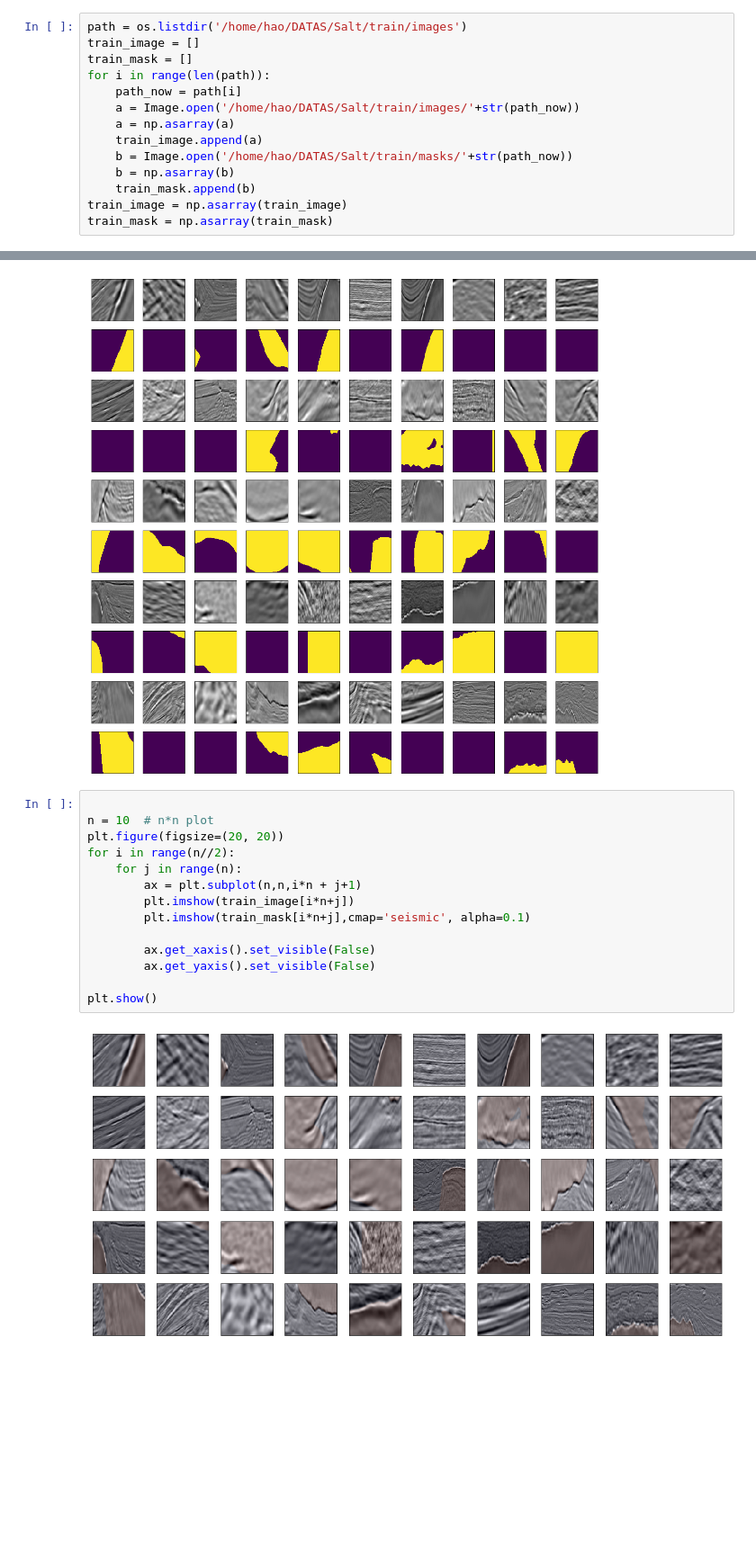
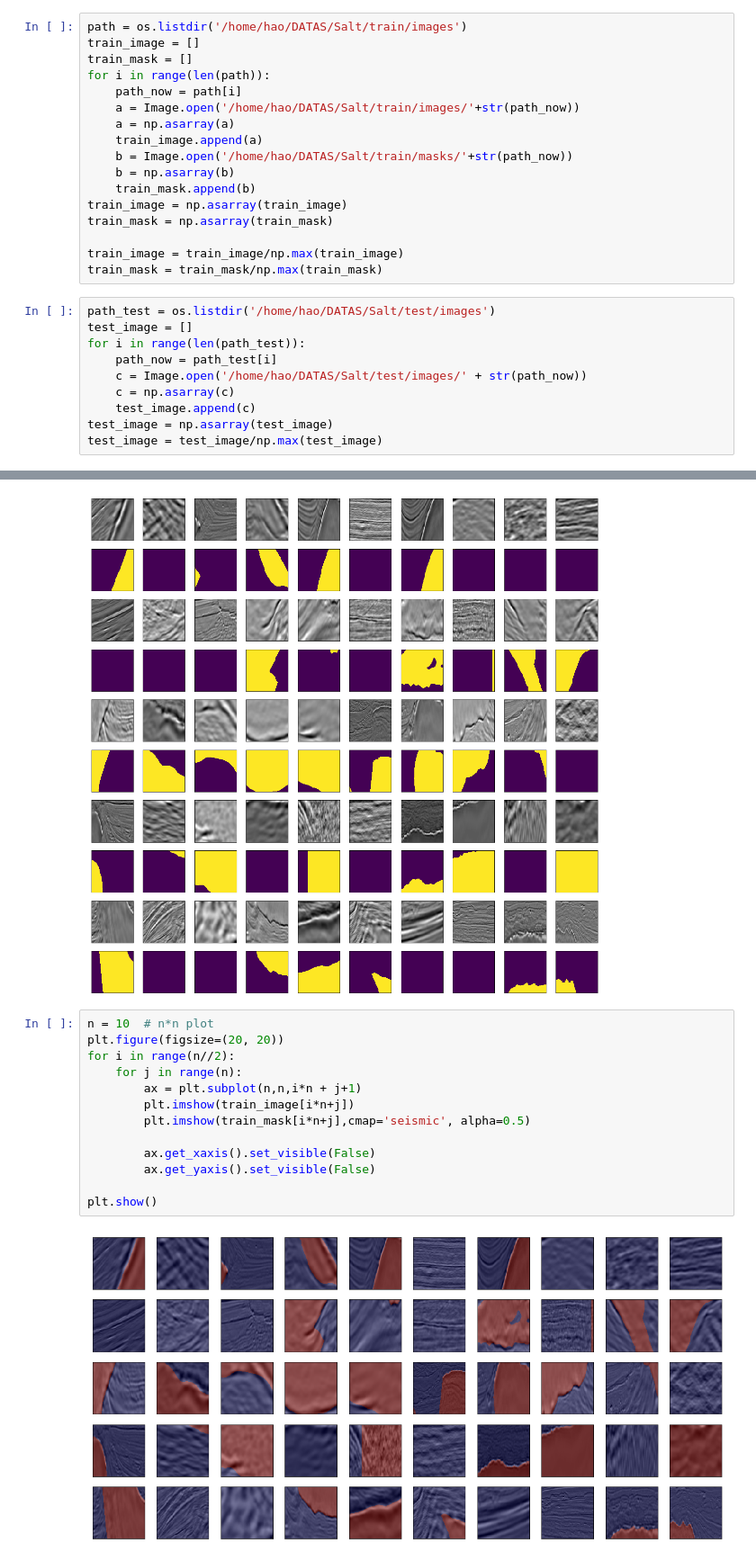
Before and after one commit to 2Groza/TGS-Salt-Identification-Challenge, a Jupyter notebook: Salt Identification.ipynb, the cells around one changed output, grey strips where cells are left out. Shown at 90% size. Cells and saved outputs as stored; diff of their text form; blank space fills up the shorter version.

```diff
--- a/Salt Identification.ipynb
+++ b/Salt Identification.ipynb
@@ -55,6 +68,19 @@ for i in range(len(path)):
     train_mask.append(b)
 train_image = np.asarray(train_image)
 train_mask = np.asarray(train_mask)
+
+train_image = train_image/np.max(train_image)
+train_mask = train_mask/np.max(train_mask)
+# %%
+path_test = os.listdir('/home/hao/DATAS/Salt/test/images')
+test_image = []
+for i in range(len(path_test)):
+    path_now = path_test[i]
+    c = Image.open('/home/hao/DATAS/Salt/test/images/' + str(path_now))
+    c = np.asarray(c)
+    test_image.append(c)
+test_image = np.asarray(test_image)
+test_image = test_image/np.max(test_image)
 # %%
 n = 10  # n*n plot
 plt.figure(figsize=(20, 20))
@@ -74,18 +100,17 @@ plt.show()
 # %% [output]
 [figure]
 # %%
-
 n = 10  # n*n plot
 plt.figure(figsize=(20, 20))
 for i in range(n//2):
     for j in range(n):
         ax = plt.subplot(n,n,i*n + j+1)
         plt.imshow(train_image[i*n+j])
-        plt.imshow(train_mask[i*n+j],cmap='seismic', alpha=0.1)
+        plt.imshow(train_mask[i*n+j],cmap='seismic', alpha=0.5)
 
         ax.get_xaxis().set_visible(False)
         ax.get_yaxis().set_visible(False)
 
 plt.show()
 # %% [output]
-[figure, old version]
+[figure, new version]
```
Also changed, not shown: parts of 34 cells of this notebook.
